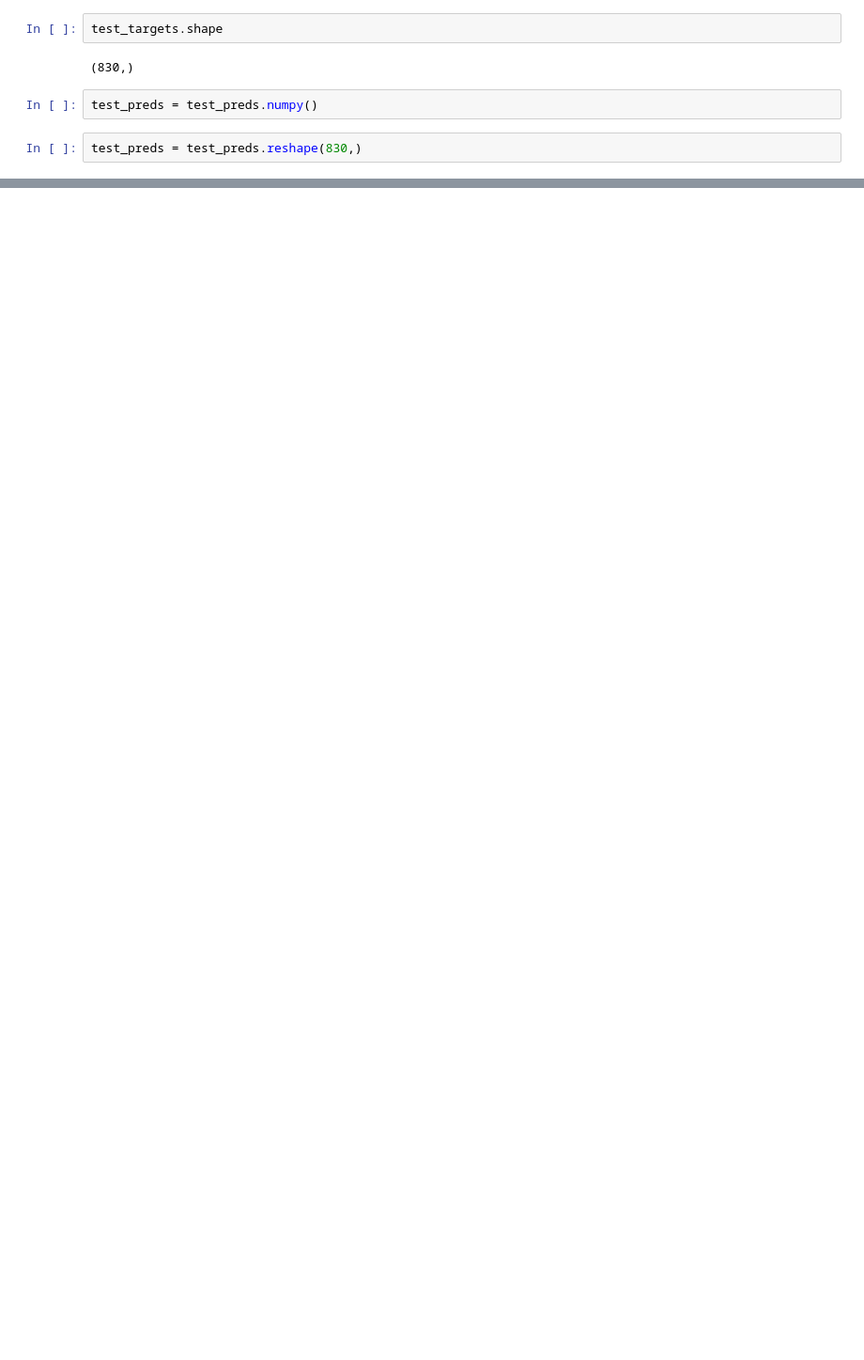
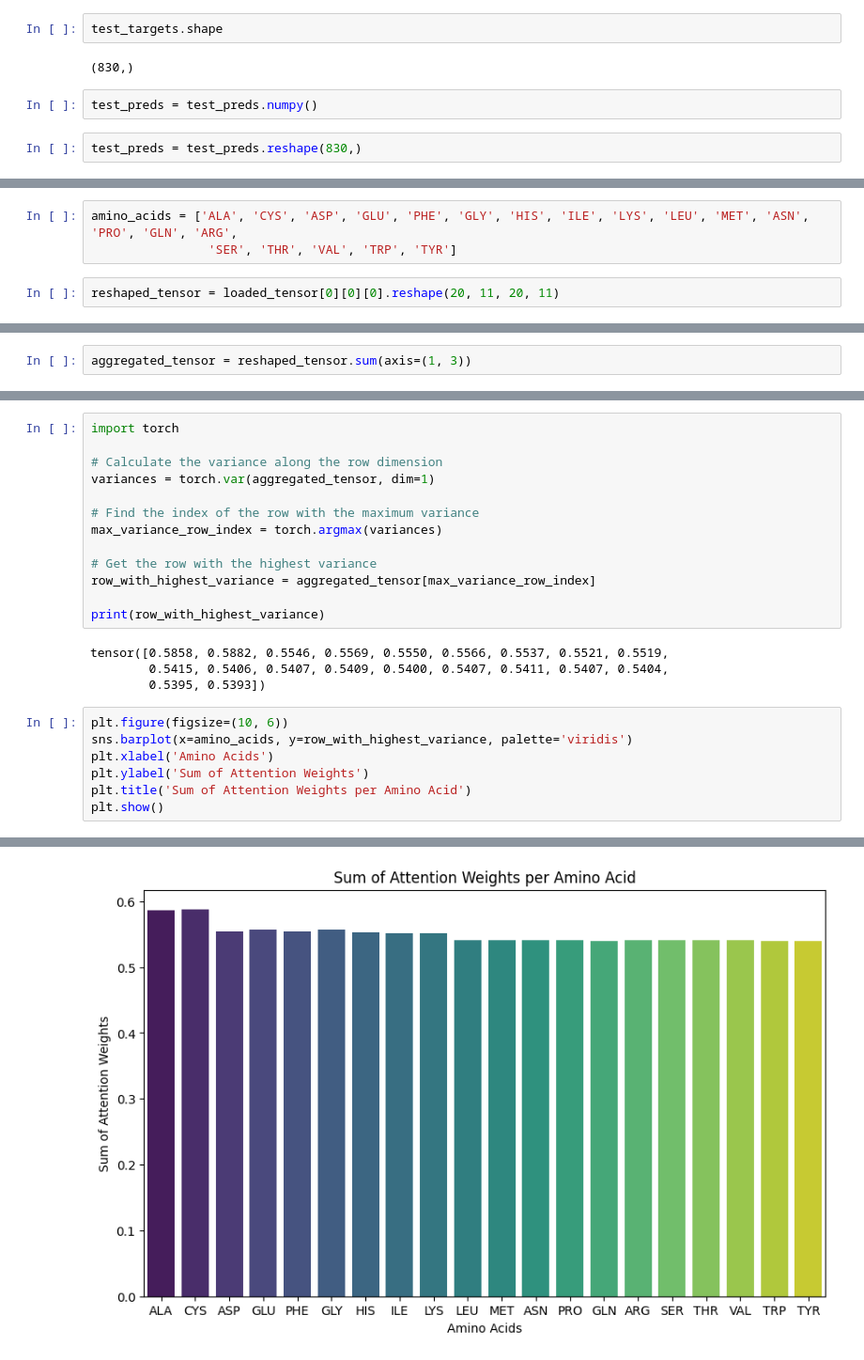
Before and after one commit to KrishnaswamyLab/ProtSCAPE, a Jupyter notebook: notebooks/MSP_Results.ipynb, the cells around one changed output, grey strips where cells are left out. Shown at 94% size. Cells and saved outputs as stored; diff of their text form; blank space fills up the shorter version.

```diff
--- a/notebooks/MSP_Results.ipynb
+++ b/notebooks/MSP_Results.ipynb
@@ -144,0 +172,5 @@ compute_accuracy(test_targets, test_preds)
+# %%
+amino_acids = ['ALA', 'CYS', 'ASP', 'GLU', 'PHE', 'GLY', 'HIS', 'ILE', 'LYS', 'LEU', 'MET', 'ASN', 'PRO', 'GLN', 'ARG',
+                'SER', 'THR', 'VAL', 'TRP', 'TYR']
+# %%
+reshaped_tensor = loaded_tensor[0][0][0].reshape(20, 11, 20, 11)
@@ -144,0 +197,2 @@ compute_accuracy(test_targets, test_preds)
+# %%
+aggregated_tensor = reshaped_tensor.sum(axis=(1, 3))
@@ -144,0 +217,25 @@ compute_accuracy(test_targets, test_preds)
+# %%
+import torch
+
+# Calculate the variance along the row dimension
+variances = torch.var(aggregated_tensor, dim=1)
+
+# Find the index of the row with the maximum variance
+max_variance_row_index = torch.argmax(variances)
+
+# Get the row with the highest variance
+row_with_highest_variance = aggregated_tensor[max_variance_row_index]
+
+print(row_with_highest_variance)
+# %% [output]
+tensor([0.5858, 0.5882, 0.5546, 0.5569, 0.5550, 0.5566, 0.5537, 0.5521, 0.5519,
+        0.5415, 0.5406, 0.5407, 0.5409, 0.5400, 0.5407, 0.5411, 0.5407, 0.5404,
+        0.5395, 0.5393])
+# %%
+plt.figure(figsize=(10, 6))
+sns.barplot(x=amino_acids, y=row_with_highest_variance, palette='viridis')
+plt.xlabel('Amino Acids')
+plt.ylabel('Sum of Attention Weights')
+plt.title('Sum of Attention Weights per Amino Acid')
+plt.show()
+# %% [output]
@@ -144,0 +245 @@ compute_accuracy(test_targets, test_preds)
+[figure, added]
```
Also changed, not shown: parts of 20 cells of this notebook, 16 other files.
